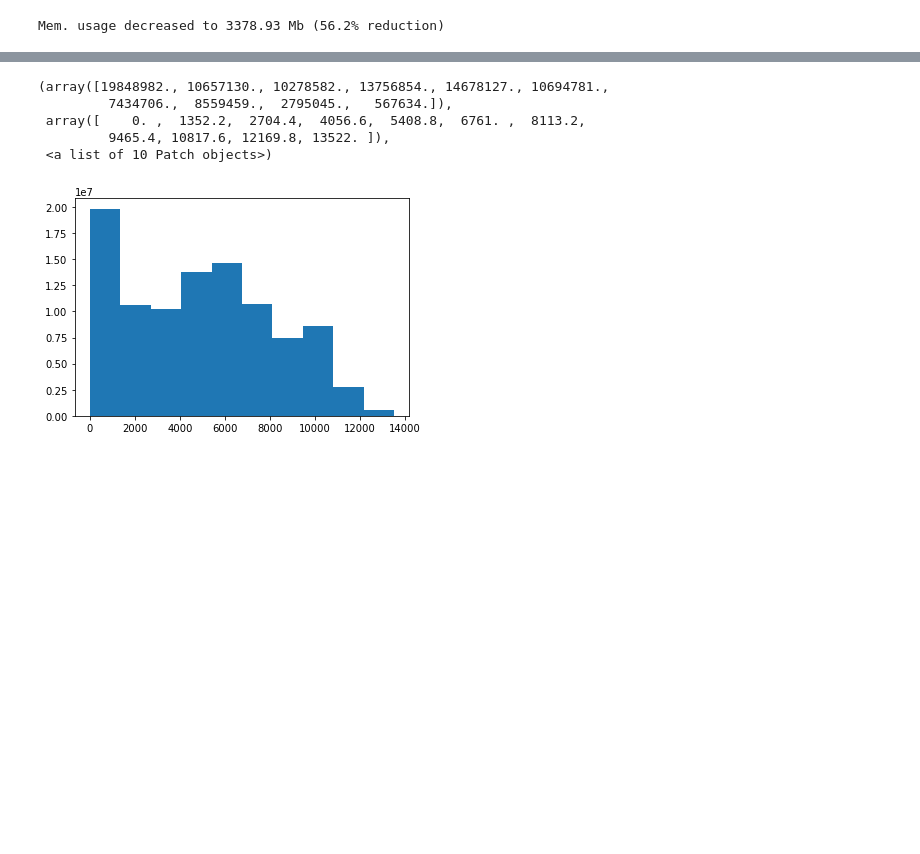
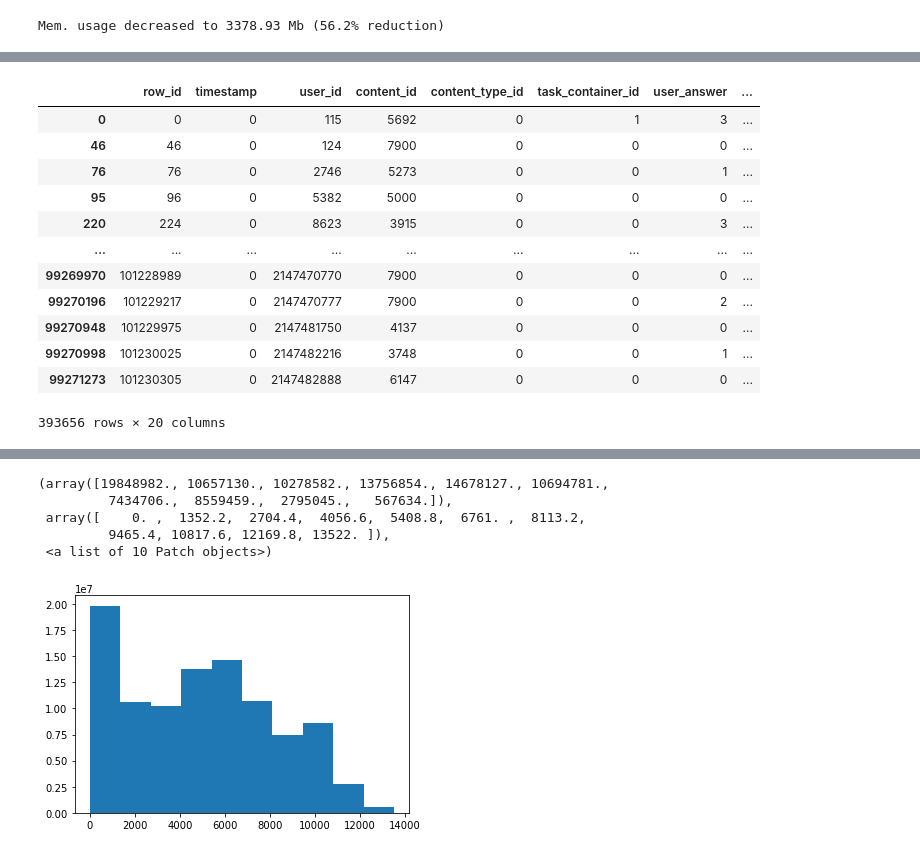
Before and after one commit to zakopuro/kaggle_Riiid, a Jupyter notebook: notebook/EDA.ipynb, the cells around one changed output, grey strips where cells are left out. Cells and saved outputs as stored; diff of their text form; code cells hidden in the pictures; blank space fills up the shorter version.

```diff
--- a/notebook/EDA.ipynb
+++ b/notebook/EDA.ipynb
@@ -78,0 +81,16 @@ lc_train = pd.merge(lc_train,lc,on='content_id',how='left')
+# %%
+qs_train[~qs_train.duplicated(subset=['user_id'],keep='first')]
+# %% [output]
+|  | row_id | timestamp | user_id | content_id | content_type_id | task_container_id | user_answer | ... |
+| 0 | 0 | 0 | 115 | 5692 | 0 | 1 | 3 | ... |
+| 46 | 46 | 0 | 124 | 7900 | 0 | 0 | 0 | ... |
+| 76 | 76 | 0 | 2746 | 5273 | 0 | 0 | 1 | ... |
+| 95 | 96 | 0 | 5382 | 5000 | 0 | 0 | 0 | ... |
+| 220 | 224 | 0 | 8623 | 3915 | 0 | 0 | 3 | ... |
+| ... | ... | ... | ... | ... | ... | ... | ... | ... |
+| 99269970 | 101228989 | 0 | 2147470770 | 7900 | 0 | 0 | 0 | ... |
+| 99270196 | 101229217 | 0 | 2147470777 | 7900 | 0 | 0 | 2 | ... |
+| 99270948 | 101229975 | 0 | 2147481750 | 4137 | 0 | 0 | 0 | ... |
+| 99270998 | 101230025 | 0 | 2147482216 | 3748 | 0 | 0 | 1 | ... |
+| 99271273 | 101230305 | 0 | 2147482888 | 6147 | 0 | 0 | 0 | ... |
+393656 rows × 20 columns
```
Also changed, not shown: parts of 10 cells of this notebook, 8 other files.
